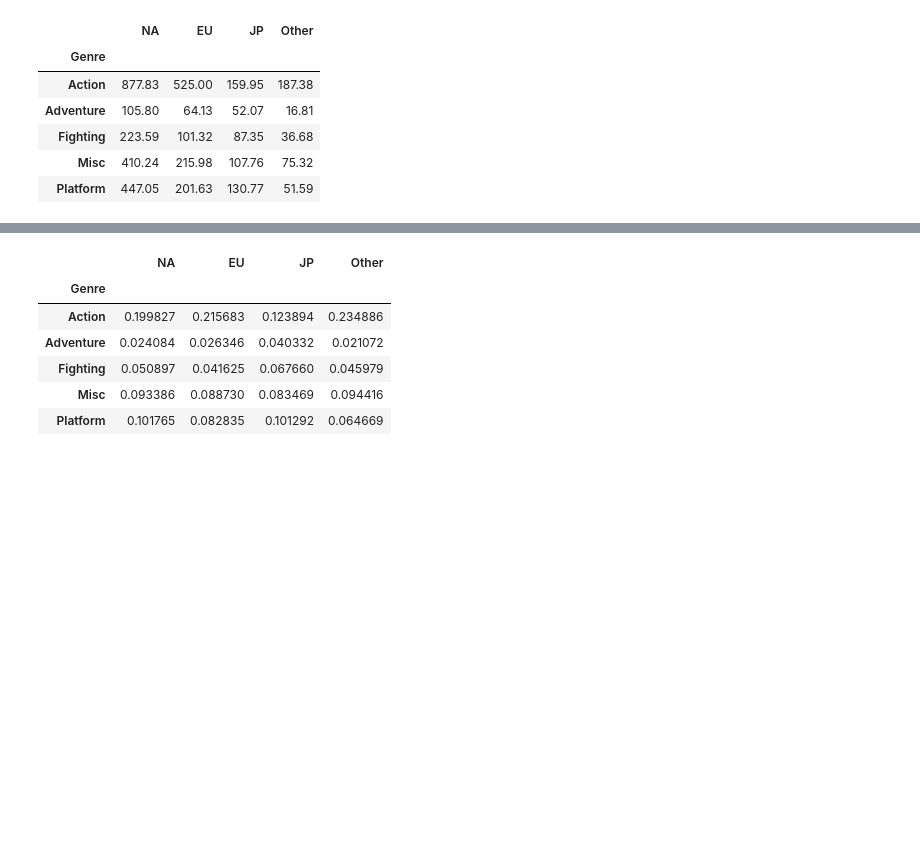
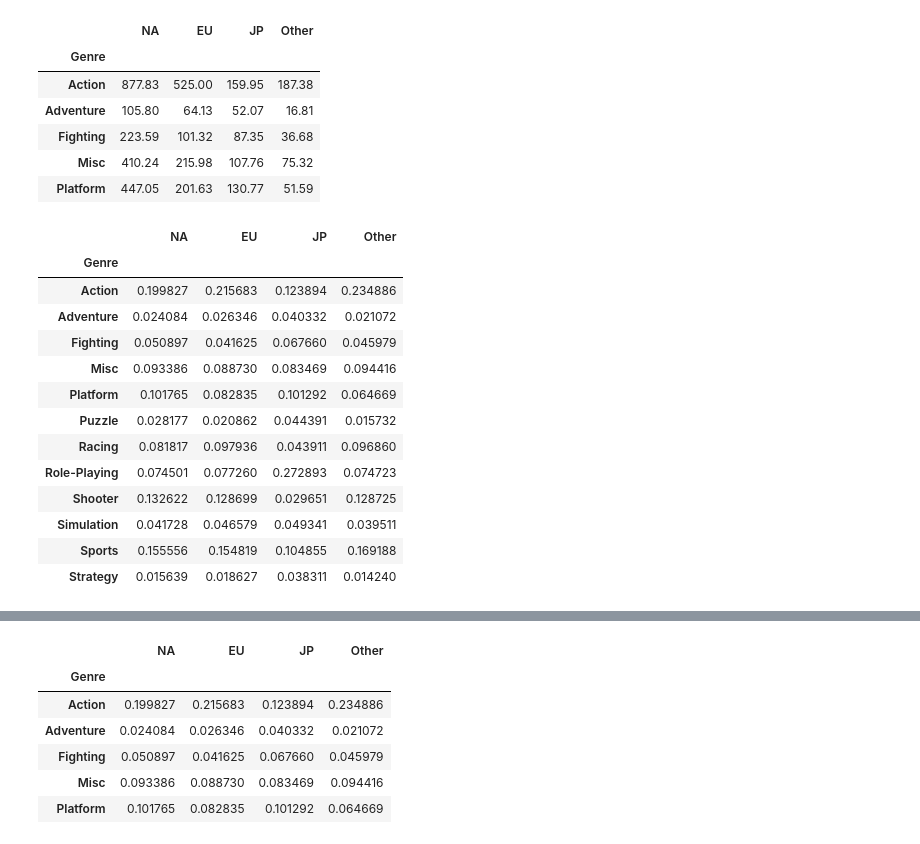
Before and after one commit to AlvitoDwiP/video-game-sales, a Jupyter notebook: notebooks/03-regional_genre_analysis.ipynb, the cells around one changed output, grey strips where cells are left out. Cells and saved outputs as stored; diff of their text form; code cells hidden in the pictures; blank space fills up the shorter version.

```diff
--- a/notebooks/03-regional_genre_analysis.ipynb
+++ b/notebooks/03-regional_genre_analysis.ipynb
@@ -73,3 +83,25 @@ genre_region.head()
 | Fighting | 223.59 | 101.32 | 87.35 | 36.68 |
 | Misc | 410.24 | 215.98 | 107.76 | 75.32 |
 | Platform | 447.05 | 201.63 | 130.77 | 51.59 |
+# %%
+genre_region_prop = (
+    genre_region
+    .div(genre_region.sum(axis=0), axis=1)
+)
+
+genre_region_prop
+# %% [output]
+|  | NA | EU | JP | Other |
+| Genre |  |  |  |  |
+| Action | 0.199827 | 0.215683 | 0.123894 | 0.234886 |
+| Adventure | 0.024084 | 0.026346 | 0.040332 | 0.021072 |
+| Fighting | 0.050897 | 0.041625 | 0.067660 | 0.045979 |
+| Misc | 0.093386 | 0.088730 | 0.083469 | 0.094416 |
+| Platform | 0.101765 | 0.082835 | 0.101292 | 0.064669 |
+| Puzzle | 0.028177 | 0.020862 | 0.044391 | 0.015732 |
+| Racing | 0.081817 | 0.097936 | 0.043911 | 0.096860 |
+| Role-Playing | 0.074501 | 0.077260 | 0.272893 | 0.074723 |
+| Shooter | 0.132622 | 0.128699 | 0.029651 | 0.128725 |
+| Simulation | 0.041728 | 0.046579 | 0.049341 | 0.039511 |
+| Sports | 0.155556 | 0.154819 | 0.104855 | 0.169188 |
+| Strategy | 0.015639 | 0.018627 | 0.038311 | 0.014240 |
```
Also changed, not shown: parts of 16 cells of this notebook, 2 other files.
